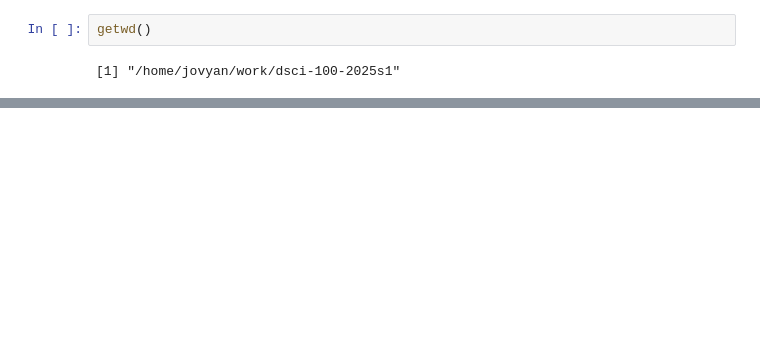
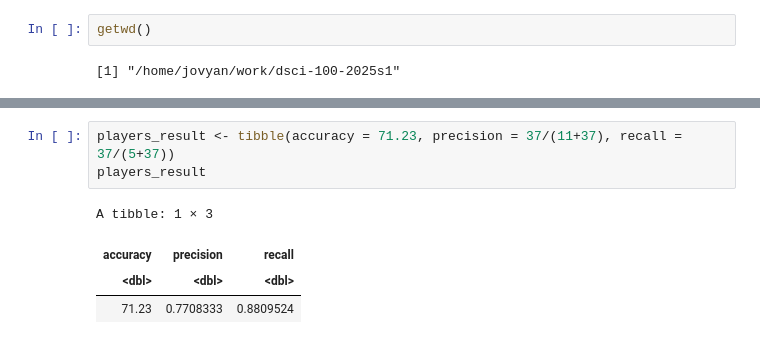
Before and after one commit to ch3lsmac/dsci-100-2025s1, a Jupyter notebook: Project.ipynb, the cells around one changed output, grey strips where cells are left out. Drawn from its saved outputs; the diff is of its cells as text; blank space fills up the shorter version.

```diff
--- a/Project.ipynb
+++ b/Project.ipynb
@@ -82,0 +166,8 @@ dbl (2): original_start_time, original_end_time
+# %%
+players_result <- tibble(accuracy = 71.23, precision = 37/(11+37), recall = 37/(5+37))
+players_result
+# %% [output]
+A tibble: 1 × 3
+| accuracy | precision | recall |
+| <dbl> | <dbl> | <dbl> |
+| 71.23 | 0.7708333 | 0.8809524 |
```
Also changed, not shown: parts of 14 cells of this notebook.
